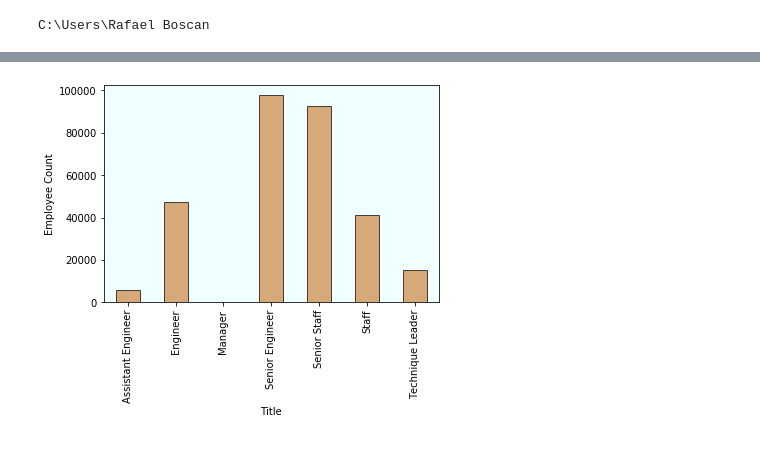
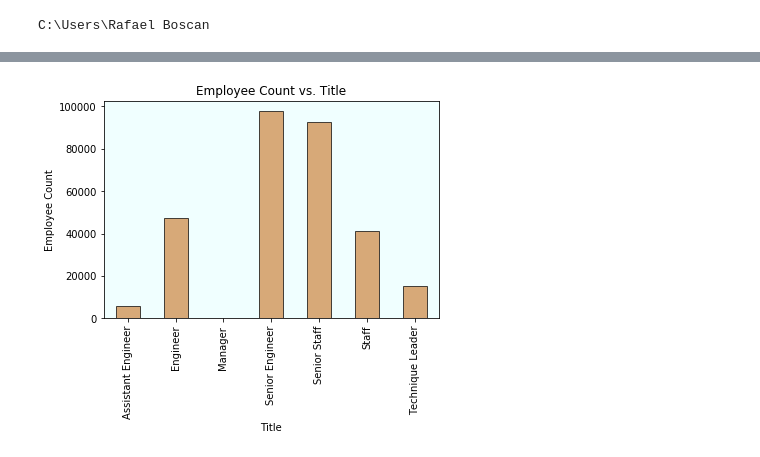
Before and after one commit to rboscan/PewlettHackard, a Jupyter notebook: pewletthackard_analysis.ipynb, the cells around one changed output, grey strips where cells are left out. Cells and saved outputs as stored; diff of their text form; code cells hidden in the pictures.

```diff
--- a/pewletthackard_analysis.ipynb
+++ b/pewletthackard_analysis.ipynb
@@ -88,15 +178,16 @@ salaryvstitle.savefig('Documents\GitHub\PewlettHackard\jupyter notebook graphs\s
 # %%
 employee_vs_title = employee_title_mean_df.plot(kind='bar',x='Title',y='Employee Count',
                                                 color = 'peru',
                                                 edgecolor='black',
                                                 alpha=.7,
                                                 legend = False)
 employee_vs_title.set_xlabel('Title')
 employee_vs_title.set_ylabel('Employee Count')
 employee_vs_title.set_facecolor('azure')
+employee_vs_title.set_title ('Employee Count vs. Title')
 
 employee_vs_title = employee_vs_title.get_figure()
 
 employee_vs_title.savefig('Documents\GitHub\PewlettHackard\jupyter notebook graphs\employee-count.png', bbox_inches="tight")
 # %% [output]
-[figure, old version]
+[figure, new version]
```
Also changed, not shown: parts of 8 cells of this notebook, 6 other files.
